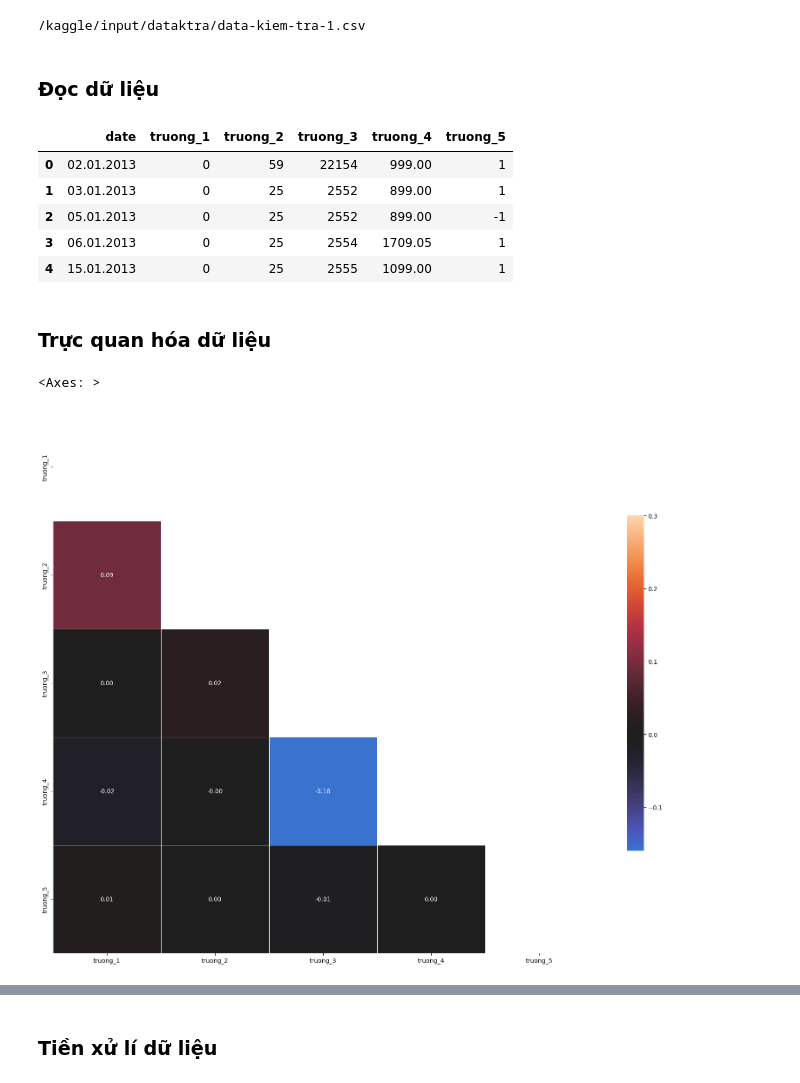
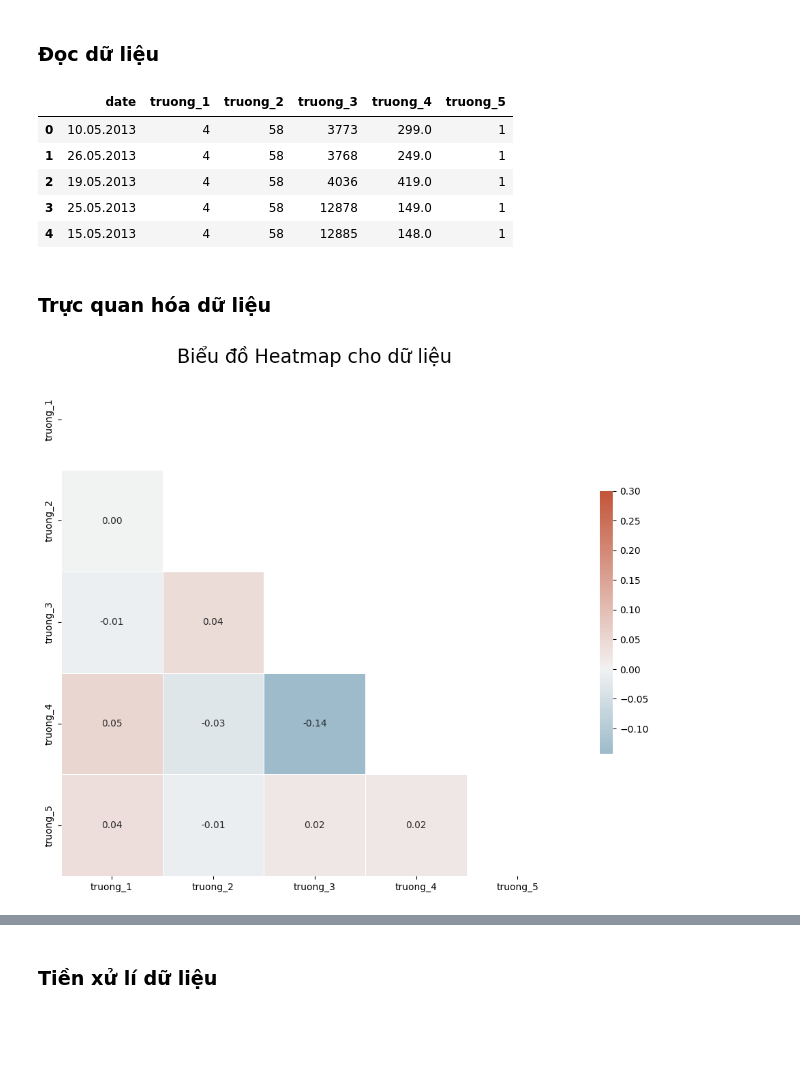
Before and after one commit to quangnguyen1811/KT_TimeSeries, a Jupyter notebook: KTra_TimeSeries.ipynb, the cells around one changed output, grey strips where cells are left out. Cells and saved outputs as stored; diff of their text form; code cells hidden in the pictures; blank space fills up the shorter version.

```diff
--- a/KTra_TimeSeries.ipynb
+++ b/KTra_TimeSeries.ipynb
@@ -1,23 +1,3 @@
-# %%
-# This Python 3 environment comes with many helpful analytics libraries installed
-# It is defined by the kaggle/python Docker image: https://github.com/kaggle/docker-python
-# For example, here's several helpful packages to load
-
-import numpy as np # linear algebra
-import pandas as pd # data processing, CSV file I/O (e.g. pd.read_csv)
-
-# Input data files are available in the read-only "../input/" directory
-# For example, running this (by clicking run or pressing Shift+Enter) will list all files under the input directory
-
-import os
-for dirname, _, filenames in os.walk('/kaggle/input'):
-    for filename in filenames:
-        print(os.path.join(dirname, filename))
-
-# You can write up to 20GB to the current directory (/kaggle/working/) that gets preserved as output when you create a version using "Save & Run All"
-# You can also write temporary files to /kaggle/temp/, but they won't be saved outside of the current session
-# %% [output]
-/kaggle/input/dataktra/data-kiem-tra-1.csv
 # %%
 import numpy as np
 import pandas as pd
@@ -45,24 +22,29 @@ warnings.filterwarnings("ignore", category=Warning)
 # %% [markdown]
 ### Đọc dữ liệu
 # %%
-df = pd.read_csv('/kaggle/input/dataktra/data-kiem-tra-1.csv', encoding='latin-1', sep=',')
+df = pd.read_csv('data-kiem-tra-2.csv', encoding='latin-1', sep=',')
 df.head(5)
 # %% [output]
 |  | date | truong_1 | truong_2 | truong_3 | truong_4 | truong_5 |
-| 0 | 02.01.2013 | 0 | 59 | 22154 | 999.00 | 1 |
-| 1 | 03.01.2013 | 0 | 25 | 2552 | 899.00 | 1 |
-| 2 | 05.01.2013 | 0 | 25 | 2552 | 899.00 | -1 |
-| 3 | 06.01.2013 | 0 | 25 | 2554 | 1709.05 | 1 |
-| 4 | 15.01.2013 | 0 | 25 | 2555 | 1099.00 | 1 |
+| 0 | 10.05.2013 | 4 | 58 | 3773 | 299.0 | 1 |
+| 1 | 26.05.2013 | 4 | 58 | 3768 | 249.0 | 1 |
+| 2 | 19.05.2013 | 4 | 58 | 4036 | 419.0 | 1 |
+| 3 | 25.05.2013 | 4 | 58 | 12878 | 149.0 | 1 |
+| 4 | 15.05.2013 | 4 | 58 | 12885 | 148.0 | 1 |
 # %% [markdown]
 ### Trực quan hóa dữ liệu
 # %%
-df_toheat= df.drop(labels='date', axis=1)
-mask = np.triu(np.ones_like(df_toheat.corr(), dtype=bool))
+import seaborn as sns
+import matplotlib.pyplot as plt
+
+df_toheat = df.drop(labels='date', axis=1)
+corr = df_toheat.corr()
+mask = np.triu(np.ones_like(corr, dtype=bool))
 cmap = sns.diverging_palette(230, 20, as_cmap=True)
-f, ax = plt.subplots(figsize=(20,20))
-sns.heatmap(df_toheat.corr(), mask=mask, vmax=.3, center=0,
-            square=True, linewidths=.5, cbar_kws={"shrink": .5},annot=True,fmt='.2f')
+plt.figure(figsize=(12, 10))
+sns.heatmap(corr, mask=mask, cmap=cmap, vmax=.3, center=0,
+            square=True, linewidths=.5, cbar_kws={"shrink": .5}, annot=True, fmt=".2f")
+plt.title('Biểu đồ Heatmap cho dữ liệu', fontsize=20)
+plt.show()
 # %% [output]
-<Axes: >
-[figure, old version]
+[figure, new version]
```
Also changed, not shown: parts of 28 cells of this notebook.
